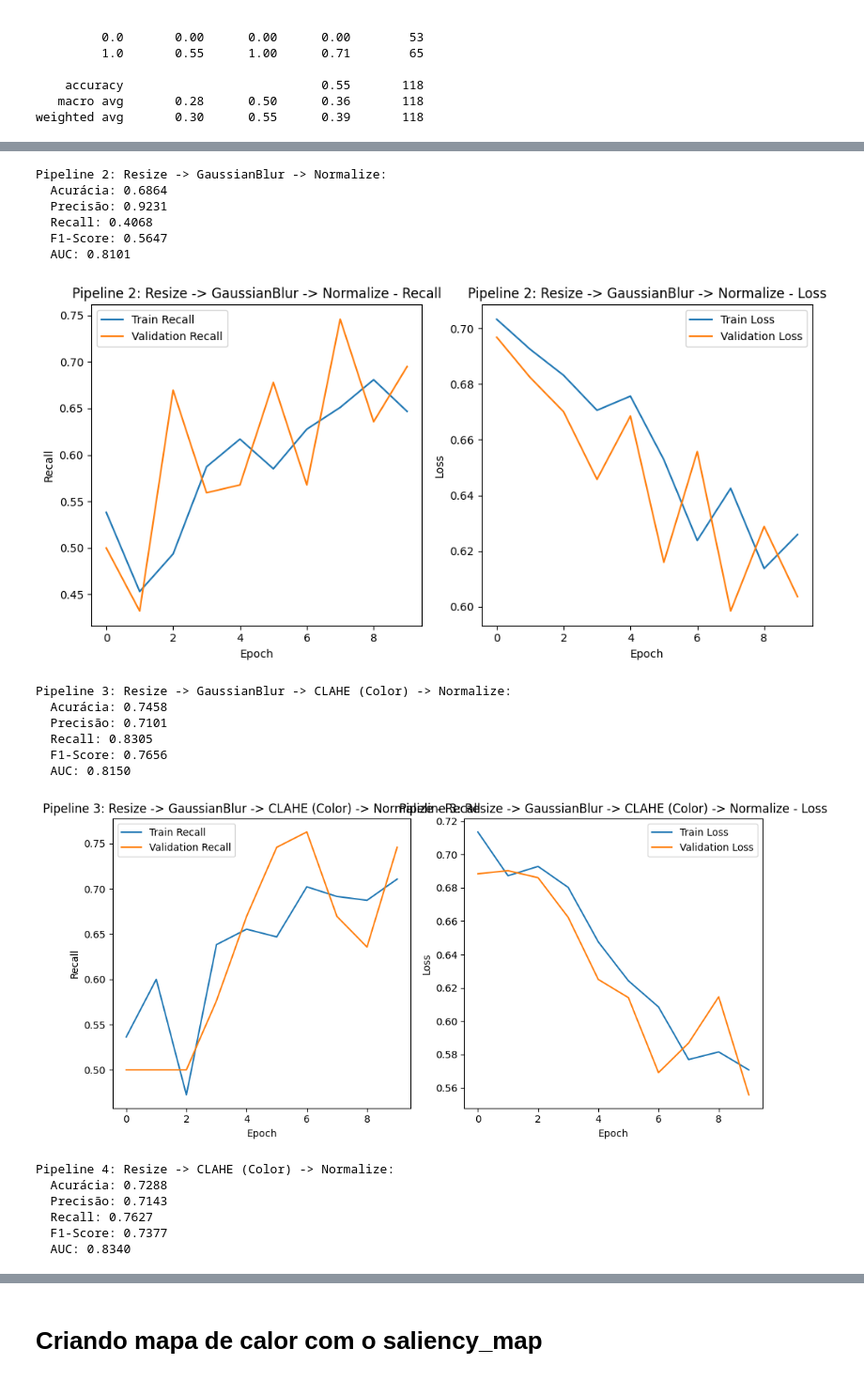
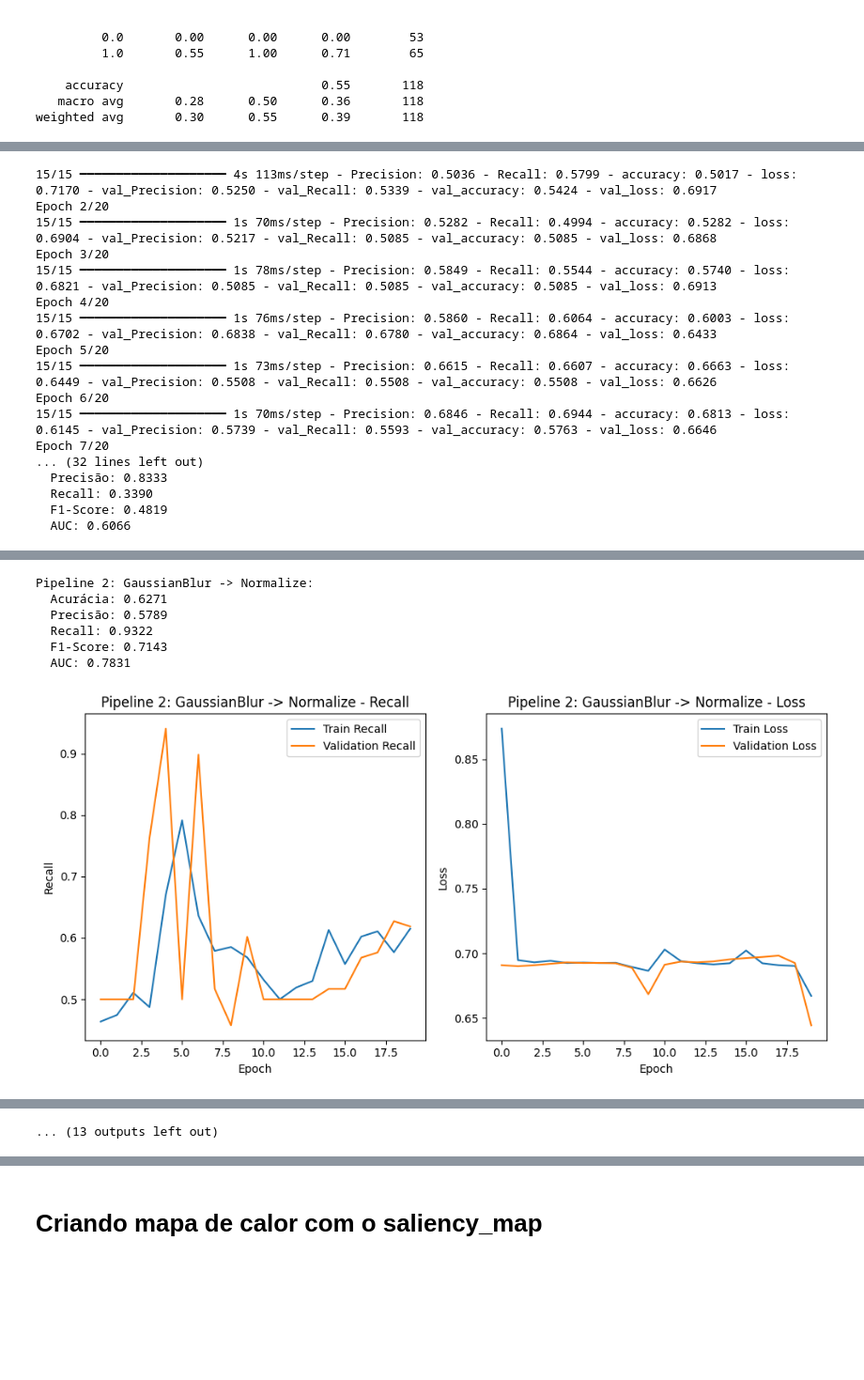
Before and after one commit to samyhad/skin_cancer_detection, a Jupyter notebook: skin-cancer-detection/notebooks/preprocess_pipeline_skin_lesion.ipynb, the cells around one changed output, grey strips where cells are left out. Shown at 94% size. Saved outputs shown, nothing was run; the diff lists cells and outputs as text; code cells hidden in the pictures; blank space fills up the shorter version.

Commit message:
Choosing the best pipeline for our model

```diff
--- a/skin-cancer-detection/notebooks/preprocess_pipeline_skin_lesion.ipynb
+++ b/skin-cancer-detection/notebooks/preprocess_pipeline_skin_lesion.ipynb
@@ -454,25 +416,36 @@ for name, pipeline in pipelines.items():
 # %%
 pipelines = {
-    'Pipeline 1: Resize -> Normalize': Pipeline([
+    'Pipeline 1: Normalize': Pipeline([('noop', FunctionTransformer())]) ,
+    'Pipeline 2: GaussianBlur -> Normalize': Pipeline([
+        ('blur', GaussianBlur())
+    ]),
+    'Pipeline 3: GaussianBlur -> CLAHE (Color) -> Normalize': Pipeline([
+        ('blur', GaussianBlur()),
+        ('clahe', CLAHE_Color())
+    ]),
+    'Pipeline 4: CLAHE (Color) -> Normalize': Pipeline([
+        ('clahe', CLAHE_Color())
+    ]),
+    'Pipeline 5: Resize -> Normalize': Pipeline([
         ('resize', Resize((64, 64))),
     ]),
-    'Pipeline 2: Resize -> GaussianBlur -> Normalize': Pipeline([
+    'Pipeline 6: Resize -> GaussianBlur -> Normalize': Pipeline([
         ('resize', Resize((64, 64))),
         ('blur', GaussianBlur())
     ]),
-    'Pipeline 3: Resize -> GaussianBlur -> CLAHE (Color) -> Normalize': Pipeline([
+    'Pipeline 7: Resize -> GaussianBlur -> CLAHE (Color) -> Normalize': Pipeline([
         ('resize', Resize((64, 64))),
         ('blur', GaussianBlur()),
         ('clahe', CLAHE_Color())
     ]),
-    'Pipeline 4: Resize -> CLAHE (Color) -> Normalize': Pipeline([
+    'Pipeline 8: Resize -> CLAHE (Color) -> Normalize': Pipeline([
         ('resize', Resize((64, 64))),
         ('clahe', CLAHE_Color())
     ])
 }
 
 results = {}
-epochs = 10
+epochs = 20
 batch_size = 32
 
 for name, pipeline in pipelines.items():
@@ -538,7 +511,7 @@ for name, metrics in results.items():
     plt.tight_layout()
     plt.show()
 
-best_pipeline_name = max(results, key=lambda k: results[k]['Recall'])
+best_pipeline_name = max(results, key=lambda k: results[k]['recall'])
 best_pipeline = pipelines[best_pipeline_name]
 
 print(f"\n--- O melhor pipeline é o: ({best_pipeline_name}) ---")
@@ -615,0 +639,17 @@ Epoch 7/10
+15/15 ━━━━━━━━━━━━━━━━━━━━ 4s 113ms/step - Precision: 0.5036 - Recall: 0.5799 - accuracy: 0.5017 - loss: 0.7170 - val_Precision: 0.5250 - val_Recall: 0.5339 - val_accuracy: 0.5424 - val_loss: 0.6917
+Epoch 2/20
+15/15 ━━━━━━━━━━━━━━━━━━━━ 1s 70ms/step - Precision: 0.5282 - Recall: 0.4994 - accuracy: 0.5282 - loss: 0.6904 - val_Precision: 0.5217 - val_Recall: 0.5085 - val_accuracy: 0.5085 - val_loss: 0.6868
+Epoch 3/20
+15/15 ━━━━━━━━━━━━━━━━━━━━ 1s 78ms/step - Precision: 0.5849 - Recall: 0.5544 - accuracy: 0.5740 - loss: 0.6821 - val_Precision: 0.5085 - val_Recall: 0.5085 - val_accuracy: 0.5085 - val_loss: 0.6913
+Epoch 4/20
+15/15 ━━━━━━━━━━━━━━━━━━━━ 1s 76ms/step - Precision: 0.5860 - Recall: 0.6064 - accuracy: 0.6003 - loss: 0.6702 - val_Precision: 0.6838 - val_Recall: 0.6780 - val_accuracy: 0.6864 - val_loss: 0.6433
+Epoch 5/20
+15/15 ━━━━━━━━━━━━━━━━━━━━ 1s 73ms/step - Precision: 0.6615 - Recall: 0.6607 - accuracy: 0.6663 - loss: 0.6449 - val_Precision: 0.5508 - val_Recall: 0.5508 - val_accuracy: 0.5508 - val_loss: 0.6626
+Epoch 6/20
+15/15 ━━━━━━━━━━━━━━━━━━━━ 1s 70ms/step - Precision: 0.6846 - Recall: 0.6944 - accuracy: 0.6813 - loss: 0.6145 - val_Precision: 0.5739 - val_Recall: 0.5593 - val_accuracy: 0.5763 - val_loss: 0.6646
+Epoch 7/20
+... (32 lines left out)
+  Precisão: 0.8333
+  Recall: 0.3390
+  F1-Score: 0.4819
+  AUC: 0.6066
@@ -617,20 +657,7 @@ Epoch 7/10
-Pipeline 2: Resize -> GaussianBlur -> Normalize:
-  Acurácia: 0.6864
-  Precisão: 0.9231
-  Recall: 0.4068
-  F1-Score: 0.5647
-  AUC: 0.8101
+Pipeline 2: GaussianBlur -> Normalize:
+  Acurácia: 0.6271
+  Precisão: 0.5789
+  Recall: 0.9322
+  F1-Score: 0.7143
+  AUC: 0.7831
-[figure, old version]
+[figure, new version]
-Pipeline 3: Resize -> GaussianBlur -> CLAHE (Color) -> Normalize:
-  Acurácia: 0.7458
-  Precisão: 0.7101
-  Recall: 0.8305
-  F1-Score: 0.7656
-  AUC: 0.8150
-[figure, removed]
-Pipeline 4: Resize -> CLAHE (Color) -> Normalize:
-  Acurácia: 0.7288
-  Precisão: 0.7143
-  Recall: 0.7627
-  F1-Score: 0.7377
-  AUC: 0.8340
@@ -638,0 +664 @@ KeyError: 'Recall'
+... (13 outputs left out)
```
Also changed, not shown: parts of 6 cells of this notebook.
